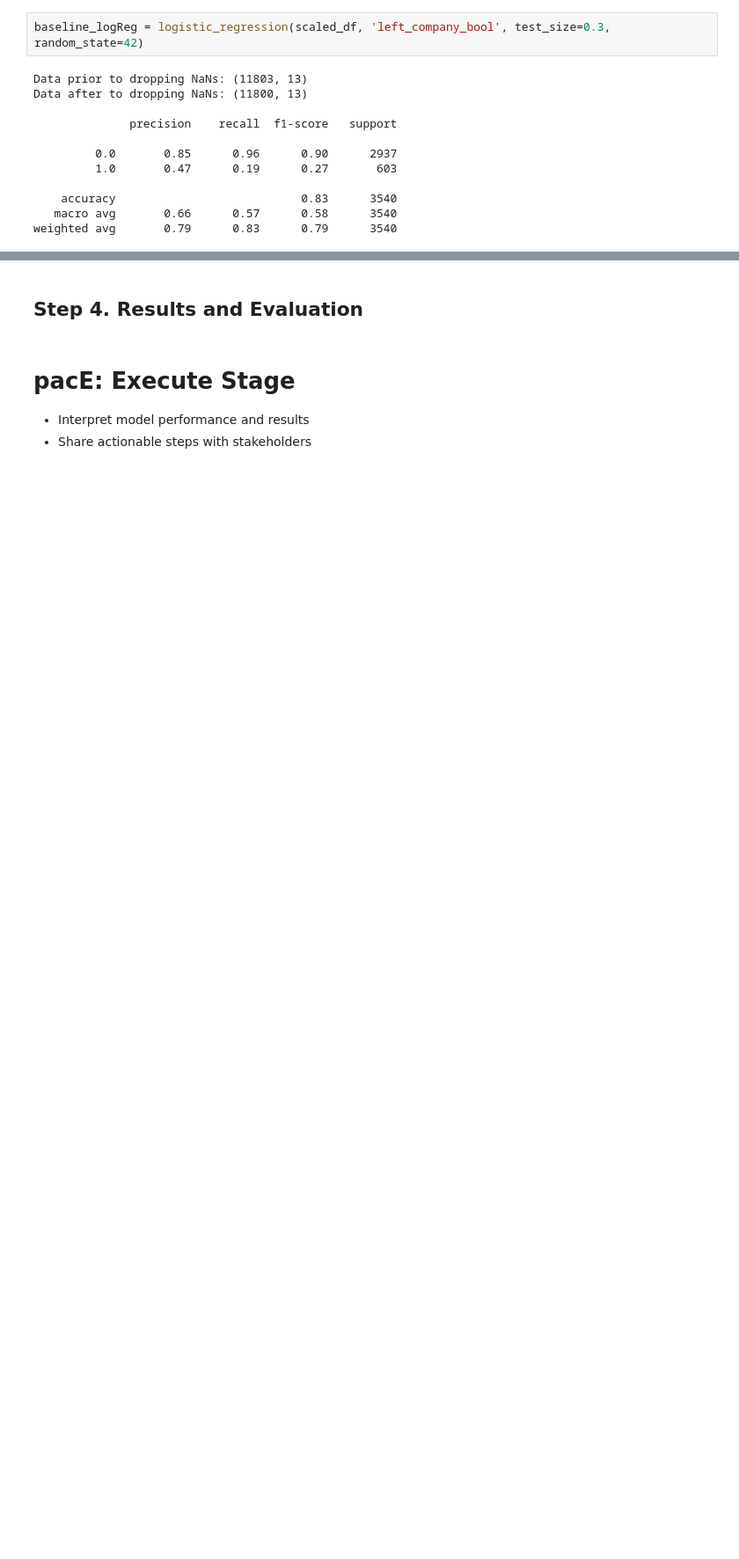
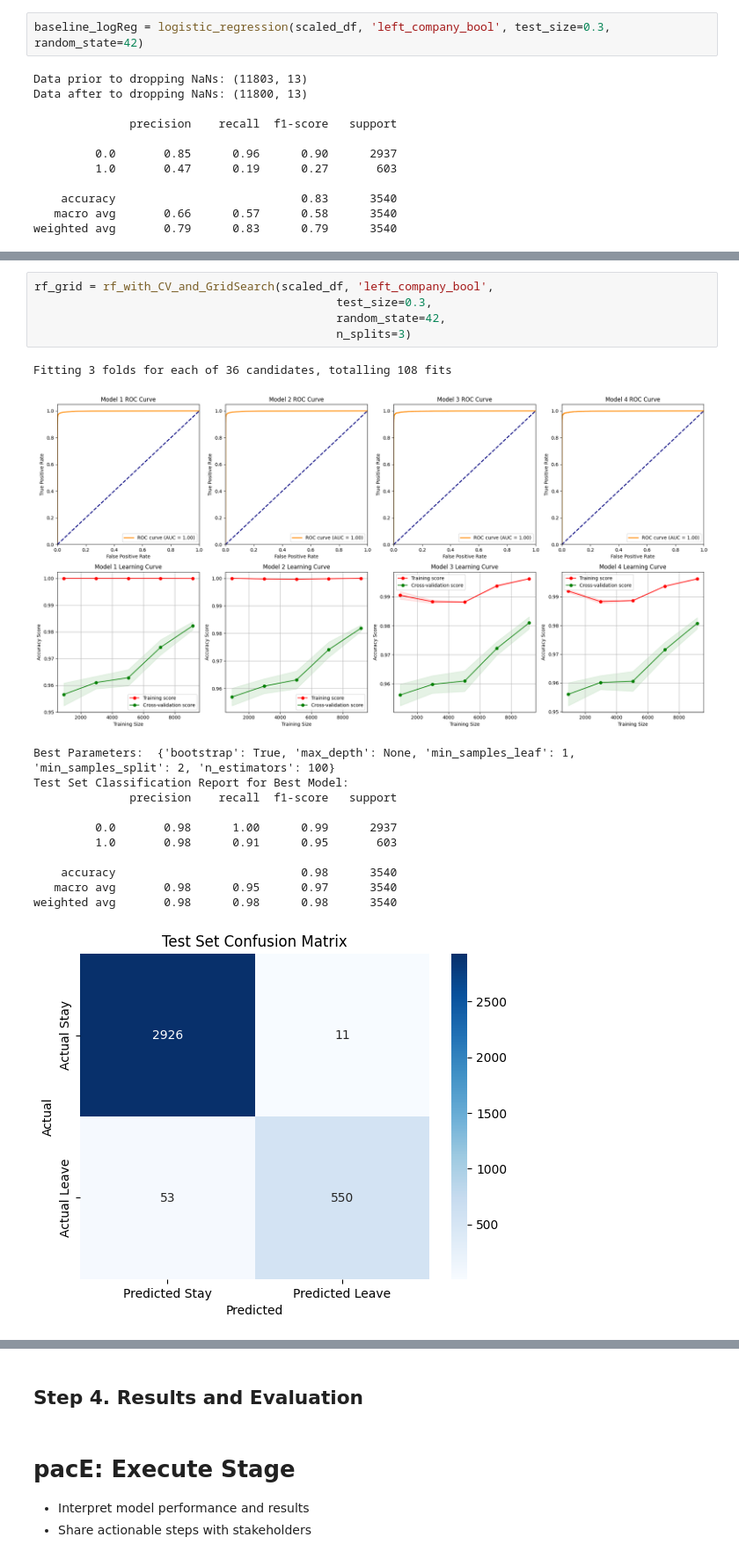
Before and after one commit to DoguKody/Predicting_Employee_Retention_Salifort_Motors, a Jupyter notebook: notebooks/Activity__Course_7_Salifort_Motors_project_lab.ipynb, the cells around one changed output, grey strips where cells are left out. Shown at 88% size. Drawn from its saved outputs; the diff is of its cells as text; blank space fills up the shorter version.

Commit message:
RF model overfitting, may need to reduce model complexity.

```diff
--- a/notebooks/Activity__Course_7_Salifort_Motors_project_lab.ipynb
+++ b/notebooks/Activity__Course_7_Salifort_Motors_project_lab.ipynb
@@ -1117,0 +1499,19 @@ weighted avg       0.79      0.83      0.79      3540
+# %%
+rf_grid = rf_with_CV_and_GridSearch(scaled_df, 'left_company_bool',
+                                            test_size=0.3,
+                                            random_state=42,
+                                            n_splits=3)
+# %% [output]
+Fitting 3 folds for each of 36 candidates, totalling 108 fits
+[figure, added]
+Best Parameters:  {'bootstrap': True, 'max_depth': None, 'min_samples_leaf': 1, 'min_samples_split': 2, 'n_estimators': 100}
+Test Set Classification Report for Best Model:
+              precision    recall  f1-score   support
+
+         0.0       0.98      1.00      0.99      2937
+         1.0       0.98      0.91      0.95       603
+
+    accuracy                           0.98      3540
+   macro avg       0.98      0.95      0.97      3540
+weighted avg       0.98      0.98      0.98      3540
+[figure, added]
```
Also changed, not shown: parts of 20 cells of this notebook, 1 other file.
